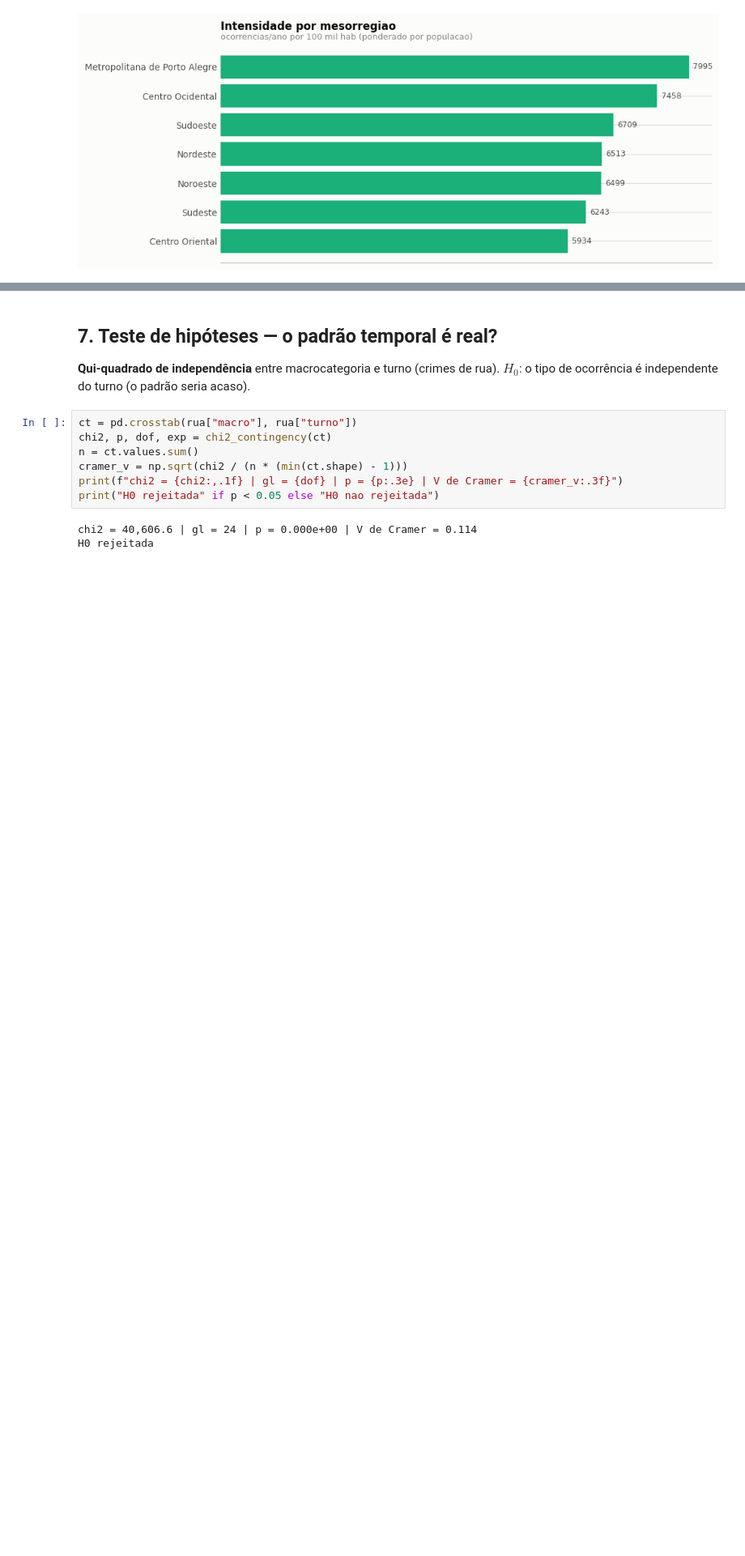
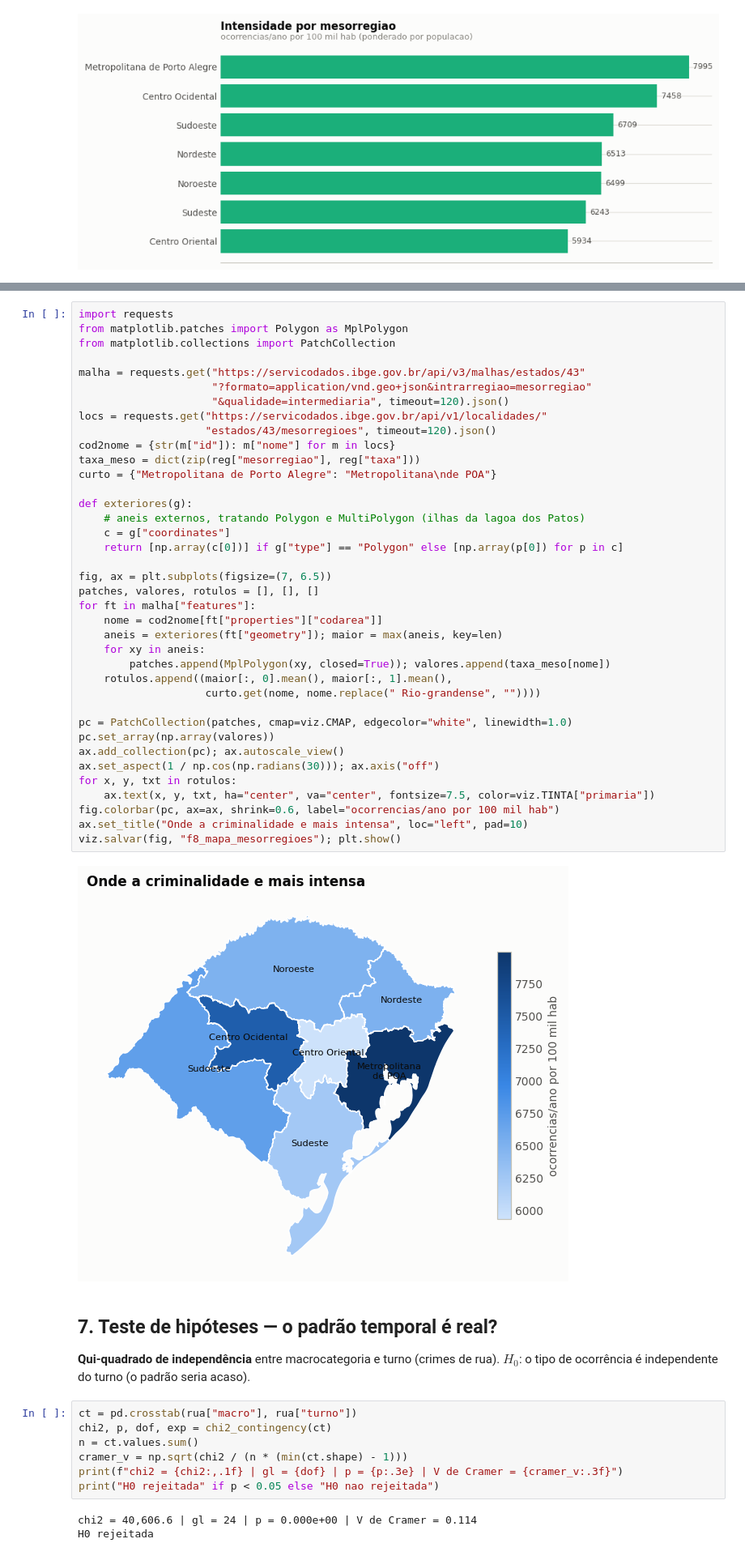
Before and after one commit to davifsouza648/trabalho-cd-criminalidade, a Jupyter notebook: notebooks/analise_criminalidade.ipynb, the cells around one changed output, grey strips where cells are left out. Shown at 81% size. Saved outputs shown, nothing was run; the diff lists cells and outputs as text; blank space fills up the shorter version.

```diff
--- a/notebooks/analise_criminalidade.ipynb
+++ b/notebooks/analise_criminalidade.ipynb
@@ -147,3 +152,43 @@ viz.salvar(fig, "f4_taxa_mesorregiao"); plt.show()
+# %%
+import requests
+from matplotlib.patches import Polygon as MplPolygon
+from matplotlib.collections import PatchCollection
+
+malha = requests.get("https://servicodados.ibge.gov.br/api/v3/malhas/estados/43"
+                     "?formato=application/vnd.geo+json&intrarregiao=mesorregiao"
+                     "&qualidade=intermediaria", timeout=120).json()
+locs = requests.get("https://servicodados.ibge.gov.br/api/v1/localidades/"
+                    "estados/43/mesorregioes", timeout=120).json()
+cod2nome = {str(m["id"]): m["nome"] for m in locs}
+taxa_meso = dict(zip(reg["mesorregiao"], reg["taxa"]))
+curto = {"Metropolitana de Porto Alegre": "Metropolitana\nde POA"}
+
+def exteriores(g):
+    # aneis externos, tratando Polygon e MultiPolygon (ilhas da lagoa dos Patos)
+    c = g["coordinates"]
+    return [np.array(c[0])] if g["type"] == "Polygon" else [np.array(p[0]) for p in c]
+
+fig, ax = plt.subplots(figsize=(7, 6.5))
+patches, valores, rotulos = [], [], []
+for ft in malha["features"]:
+    nome = cod2nome[ft["properties"]["codarea"]]
+    aneis = exteriores(ft["geometry"]); maior = max(aneis, key=len)
+    for xy in aneis:
+        patches.append(MplPolygon(xy, closed=True)); valores.append(taxa_meso[nome])
+    rotulos.append((maior[:, 0].mean(), maior[:, 1].mean(),
+                    curto.get(nome, nome.replace(" Rio-grandense", ""))))
+
+pc = PatchCollection(patches, cmap=viz.CMAP, edgecolor="white", linewidth=1.0)
+pc.set_array(np.array(valores))
+ax.add_collection(pc); ax.autoscale_view()
+ax.set_aspect(1 / np.cos(np.radians(30))); ax.axis("off")
+for x, y, txt in rotulos:
+    ax.text(x, y, txt, ha="center", va="center", fontsize=7.5, color=viz.TINTA["primaria"])
+fig.colorbar(pc, ax=ax, shrink=0.6, label="ocorrencias/ano por 100 mil hab")
+ax.set_title("Onde a criminalidade e mais intensa", loc="left", pad=10)
+viz.salvar(fig, "f8_mapa_mesorregioes"); plt.show()
+# %% [output]
+[figure, added]
 # %% [markdown]
 ## 7. Teste de hipóteses — o padrão temporal é real?
 
```
Also changed, not shown: parts of 1 cell of this notebook, 2 other files.
